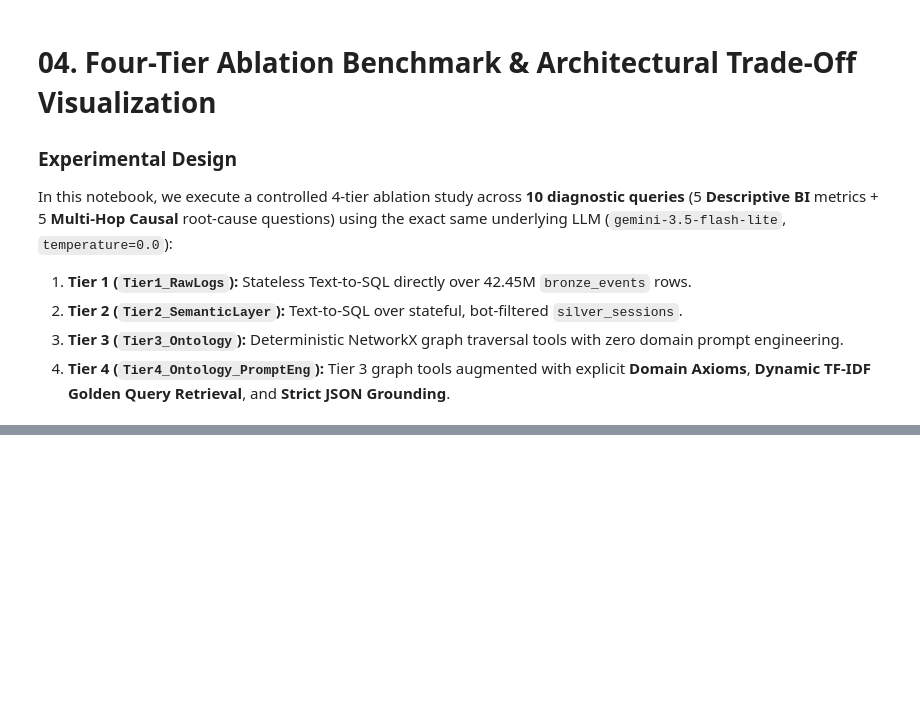
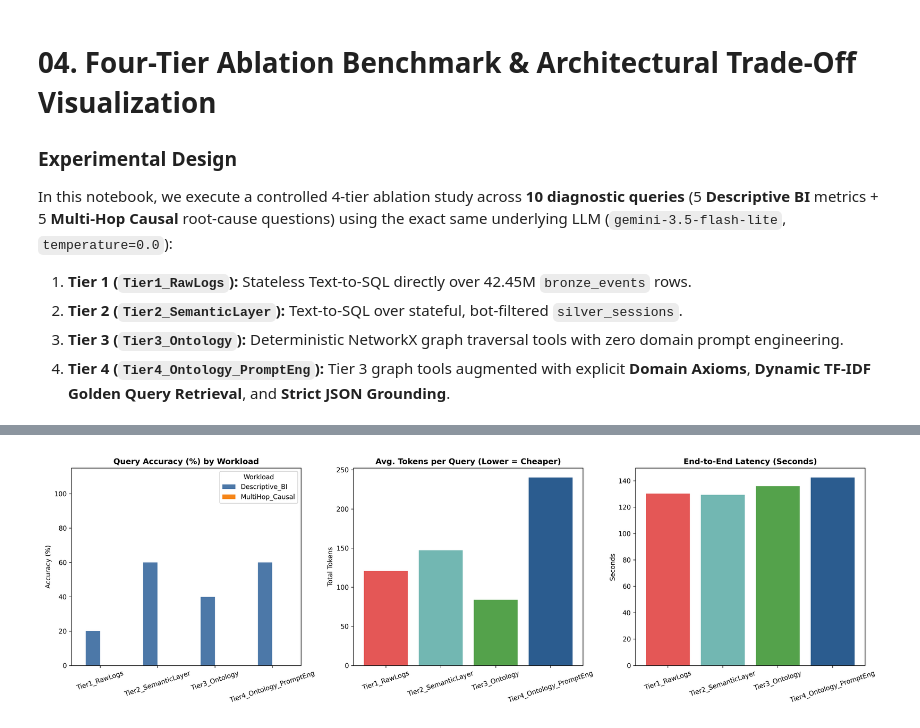
Before and after one commit to vamshimedisetty/event-logs-llm-benchmarks, a Jupyter notebook: notebooks/04_benchmark_and_plots_new.ipynb, the cells around one changed output, grey strips where cells are left out. Cells and saved outputs as stored; diff of their text form; code cells hidden in the pictures; blank space fills up the shorter version.

```diff
--- a/notebooks/04_benchmark_and_plots_new.ipynb
+++ b/notebooks/04_benchmark_and_plots_new.ipynb
@@ -205,33 +266,35 @@ print([m.id for m in runner_client.client.models.list().data])
 # %%
 import matplotlib.pyplot as plt
 
 fig, axes = plt.subplots(1, 3, figsize=(18, 5.5), dpi=300)
 
 # Panel 1: Accuracy (%) by Workload Type
 piv_acc = summary_df.pivot(index="tier", columns="workload_type", values="accuracy_pct")
-piv_acc.plot(kind="bar", ax=axes, color=["#4C78A8", "#F58518"], rot=18)
-axes.set_title("Query Accuracy (%) by Workload", fontweight="bold")
-axes.set_ylabel("Accuracy (%)")
-axes.set_xlabel("")
-axes.set_ylim(0, 115)
-axes.legend(title="Workload")
+piv_acc.plot(kind="bar", ax=axes[0], color=["#4C78A8", "#F58518"], rot=18)
+axes[0].set_title("Query Accuracy (%) by Workload", fontweight="bold")
+axes[0].set_ylabel("Accuracy (%)")
+axes[0].set_xlabel("")
+axes[0].set_ylim(0, 115)
+axes[0].legend(title="Workload")
 
 # Panel 2: Average Token Consumption per Query
 tier_totals = df_results.groupby("tier", as_index=False).agg(
     avg_tokens=("total_tokens", "mean"),
     avg_latency=("latency_sec", "mean"),
 )
 colors = ["#E45756", "#72B7B2", "#54A24B", "#2B5C8F"]
-axes.bar(tier_totals["tier"], tier_totals["avg_tokens"], color=colors)
-axes.set_title("Avg. Tokens per Query (Lower = Cheaper)", fontweight="bold")
-axes.set_ylabel("Total Tokens")
-axes.tick_params(axis="x", rotation=18)
+axes[1].bar(tier_totals["tier"], tier_totals["avg_tokens"], color=colors)
+axes[1].set_title("Avg. Tokens per Query (Lower = Cheaper)", fontweight="bold")
+axes[1].set_ylabel("Total Tokens")
+axes[1].tick_params(axis="x", rotation=18)
 
 # Panel 3: End-to-End Latency (Seconds)
-axes.bar(tier_totals["tier"], tier_totals["avg_latency"], color=colors)
-axes.set_title("End-to-End Latency (Seconds)", fontweight="bold")
-axes.set_ylabel("Seconds")
-axes.tick_params(axis="x", rotation=18)
+axes[2].bar(tier_totals["tier"], tier_totals["avg_latency"], color=colors)
+axes[2].set_title("End-to-End Latency (Seconds)", fontweight="bold")
+axes[2].set_ylabel("Seconds")
+axes[2].tick_params(axis="x", rotation=18)
 
 plt.tight_layout()
 plt.show()
+# %% [output]
+[figure, added]
```
Also changed, not shown: parts of 7 cells of this notebook.
